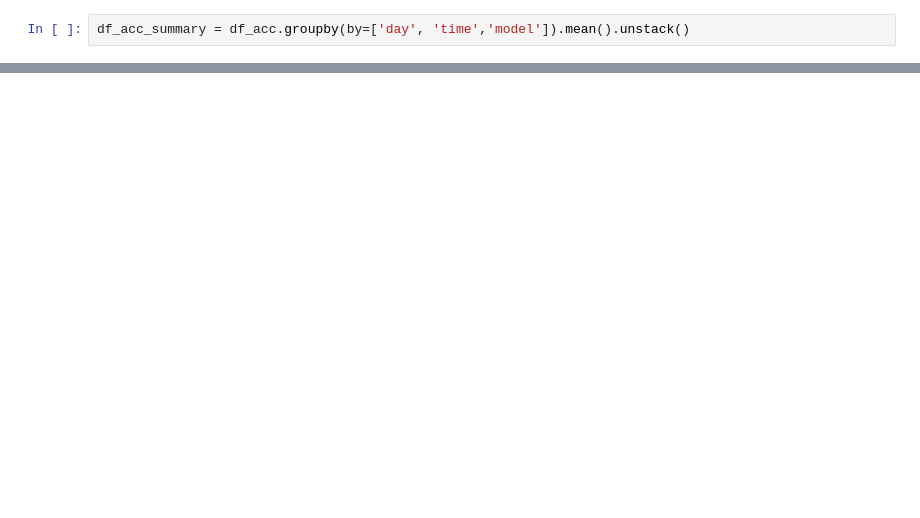
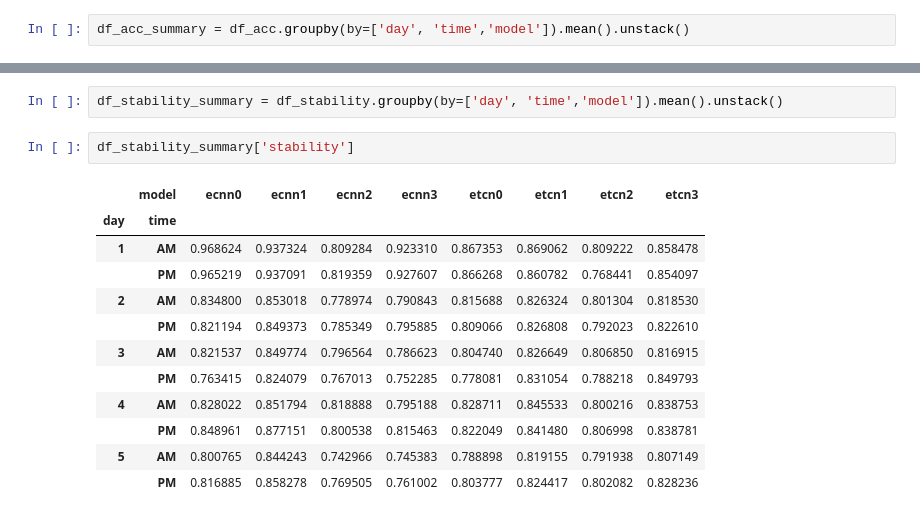
Before and after one commit to YuzhouLin/ECNN-NinaProDB6, a Jupyter notebook: analysis.ipynb, the cells around one changed output, grey strips where cells are left out. Drawn from its saved outputs; the diff is of its cells as text; blank space fills up the shorter version.

```diff
--- a/analysis.ipynb
+++ b/analysis.ipynb
@@ -299,0 +359,17 @@ os.getcwd()
+# %%
+df_stability_summary = df_stability.groupby(by=['day', 'time','model']).mean().unstack()
+# %%
+df_stability_summary['stability']
+# %% [output]
+|  | model | ecnn0 | ecnn1 | ecnn2 | ecnn3 | etcn0 | etcn1 | etcn2 | etcn3 |
+| day | time |  |  |  |  |  |  |  |  |
+| 1 | AM | 0.968624 | 0.937324 | 0.809284 | 0.923310 | 0.867353 | 0.869062 | 0.809222 | 0.858478 |
+|  | PM | 0.965219 | 0.937091 | 0.819359 | 0.927607 | 0.866268 | 0.860782 | 0.768441 | 0.854097 |
+| 2 | AM | 0.834800 | 0.853018 | 0.778974 | 0.790843 | 0.815688 | 0.826324 | 0.801304 | 0.818530 |
+|  | PM | 0.821194 | 0.849373 | 0.785349 | 0.795885 | 0.809066 | 0.826808 | 0.792023 | 0.822610 |
+| 3 | AM | 0.821537 | 0.849774 | 0.796564 | 0.786623 | 0.804740 | 0.826649 | 0.806850 | 0.816915 |
+|  | PM | 0.763415 | 0.824079 | 0.767013 | 0.752285 | 0.778081 | 0.831054 | 0.788218 | 0.849793 |
+| 4 | AM | 0.828022 | 0.851794 | 0.818888 | 0.795188 | 0.828711 | 0.845533 | 0.800216 | 0.838753 |
+|  | PM | 0.848961 | 0.877151 | 0.800538 | 0.815463 | 0.822049 | 0.841480 | 0.806998 | 0.838781 |
+| 5 | AM | 0.800765 | 0.844243 | 0.742966 | 0.745383 | 0.788898 | 0.819155 | 0.791938 | 0.807149 |
+|  | PM | 0.816885 | 0.858278 | 0.769505 | 0.761002 | 0.803777 | 0.824417 | 0.802082 | 0.828236 |
```
Also changed, not shown: parts of 13 cells of this notebook, 12 other files.
